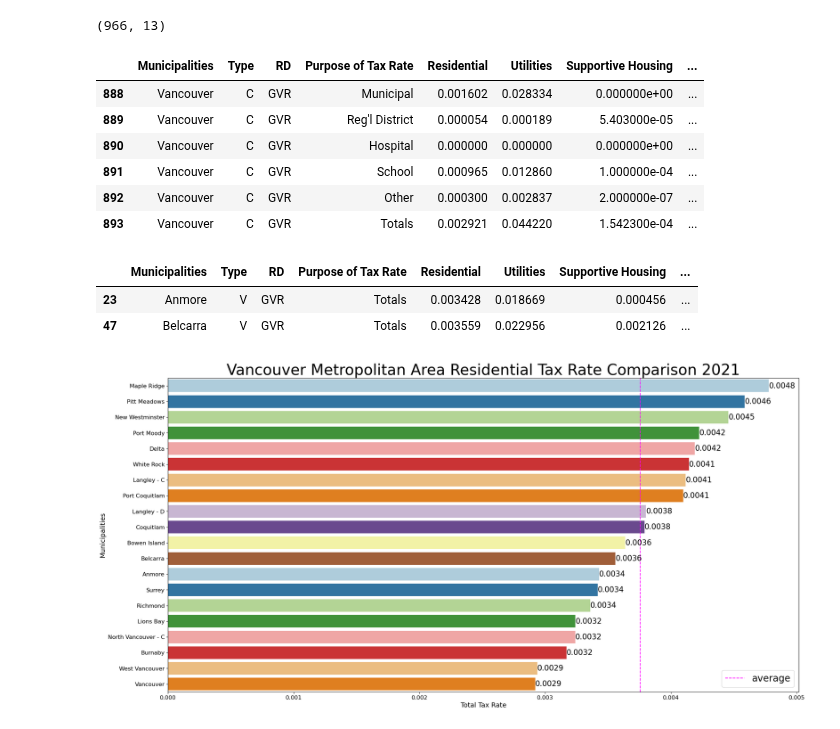
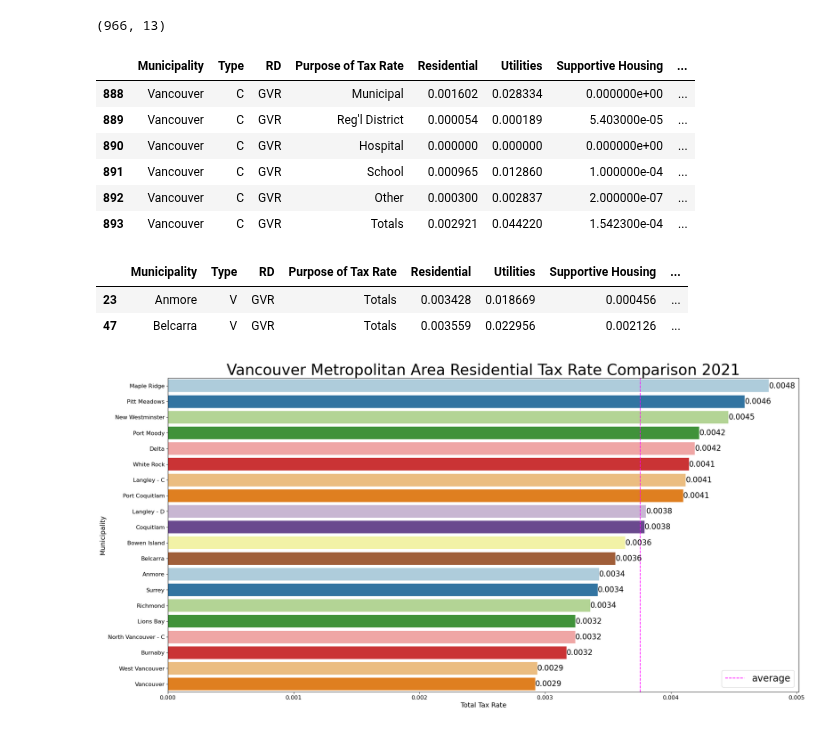
Before and after one commit to ddsarai/propertTax_comps, a Jupyter notebook: AB_BC_ptax_2021.ipynb, the cells around one changed output. Drawn from its saved outputs; the diff is of its cells as text; code cells hidden in the pictures.

```diff
--- a/AB_BC_ptax_2021.ipynb
+++ b/AB_BC_ptax_2021.ipynb
@@ -205,16 +205,16 @@ bc_ptax.shape
 # %%
 bc_ptax.iloc[:,4:] = bc_ptax.iloc[:,4:] * 0.001
 # %%
-bc_ptax.rename(columns={'Major Industry1':'Major Industry', 'Farm1':'Farm'}, inplace=True)
+bc_ptax.rename(columns={'Municipalities': 'Municipality', 'Major Industry1':'Major Industry', 'Farm1':'Farm'}, inplace=True)
 # %%
 vancouver_metro = ['Vancouver', 'West Vancouver', 'North Vancouver - C', 'North Vancounver - D','Richmond', 'Delta', 'Surrey', 'Langley - C', 'Langley - D', 'Maple Ridge', 'Pitt Meadows', 'Port Coquitlam', 'Coquitlam', 'Port Moody', 'Burnaby', 'New Westminster', 'White Rock', 'Belcarra', 'Anmore', 'Bowen Island', 'Lions Bay']
 # %%
-vancouver_df = bc_ptax[bc_ptax['Municipalities'].isin(vancouver_metro)]
+vancouver_df = bc_ptax[bc_ptax['Municipality'].isin(vancouver_metro)]
 # %%
 #Test
-vancouver_df[vancouver_df['Municipalities'] == 'Vancouver']
+vancouver_df[vancouver_df['Municipality'] == 'Vancouver']
 # %% [output]
-|  | Municipalities | Type | RD | Purpose of Tax Rate | Residential | Utilities | Supportive Housing | ... |
+|  | Municipality | Type | RD | Purpose of Tax Rate | Residential | Utilities | Supportive Housing | ... |
 | 888 | Vancouver | C | GVR | Municipal | 0.001602 | 0.028334 | 0.000000e+00 | ... |
 | 889 | Vancouver | C | GVR | Reg'l District | 0.000054 | 0.000189 | 5.403000e-05 | ... |
 | 890 | Vancouver | C | GVR | Hospital | 0.000000 | 0.000000 | 0.000000e+00 | ... |
@@ -227,7 +227,7 @@ vancouver_totals = vancouver_df[vancouver_df['Purpose of Tax Rate'] == 'Totals']
 #Test
 vancouver_totals.head(2)
 # %% [output]
-|  | Municipalities | Type | RD | Purpose of Tax Rate | Residential | Utilities | Supportive Housing | ... |
+|  | Municipality | Type | RD | Purpose of Tax Rate | Residential | Utilities | Supportive Housing | ... |
 | 23 | Anmore | V | GVR | Totals | 0.003428 | 0.018669 | 0.000456 | ... |
 | 47 | Belcarra | V | GVR | Totals | 0.003559 | 0.022956 | 0.002126 | ... |
 # %%
```
Also changed, not shown: parts of 74 cells of this notebook.
